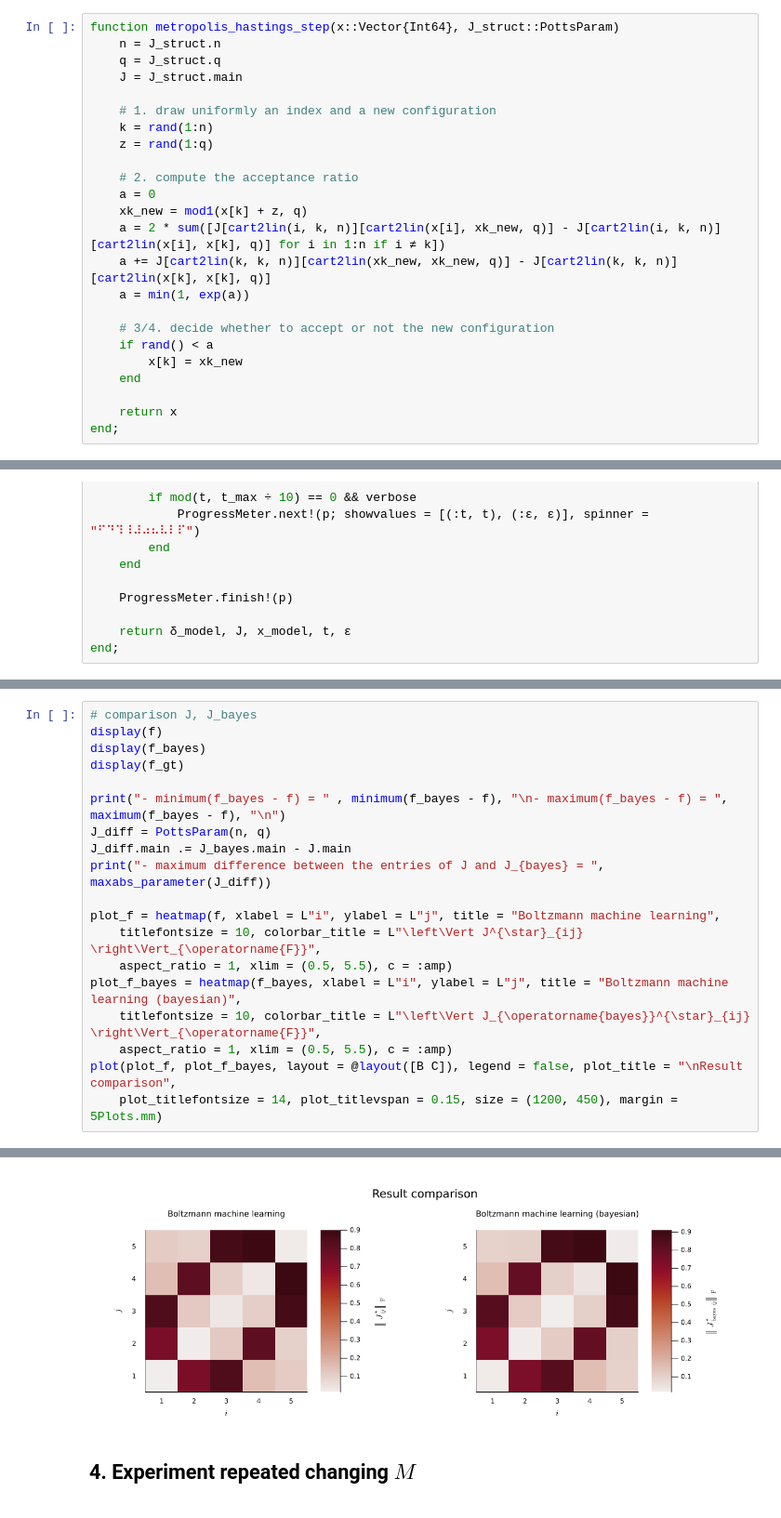
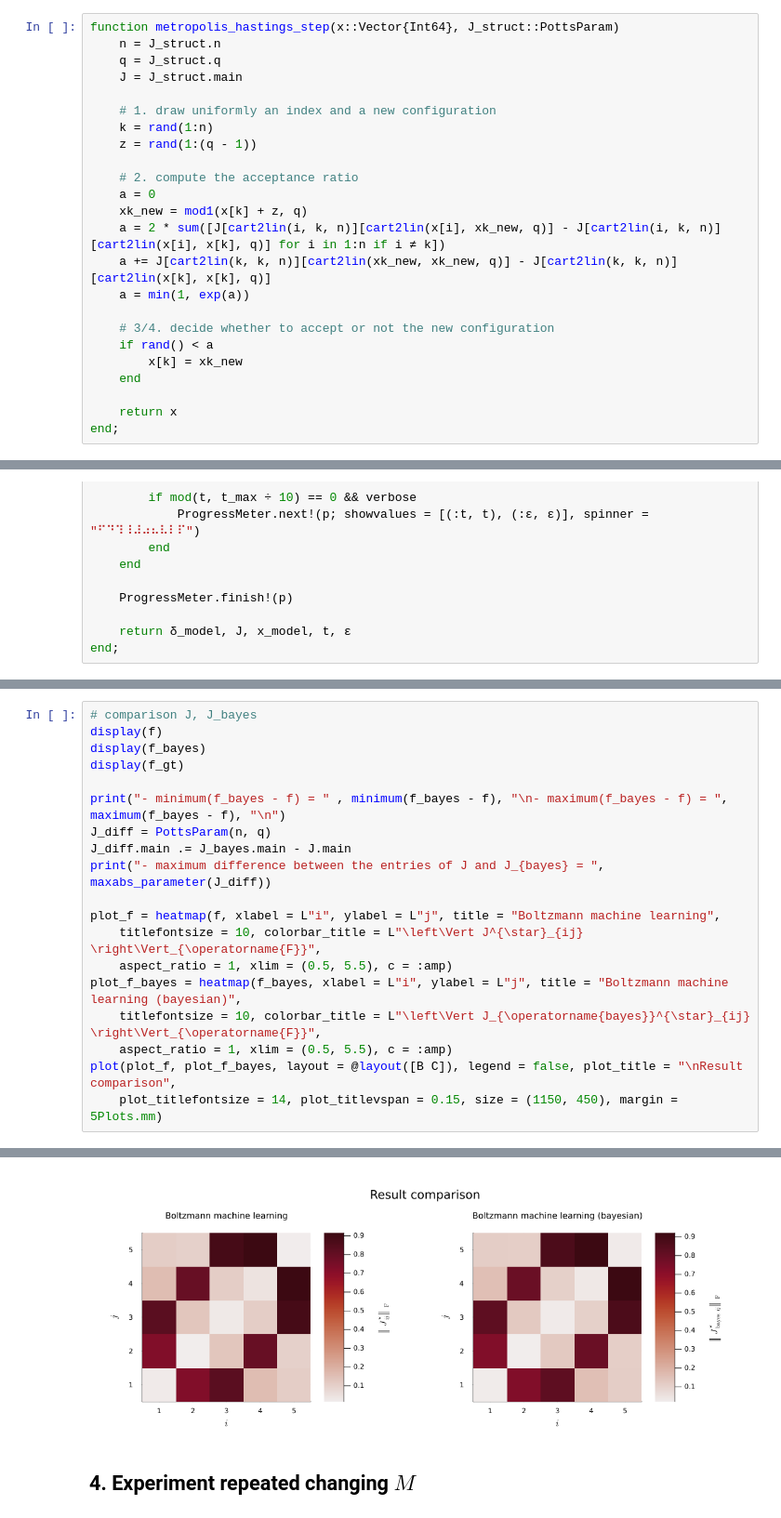
Before and after one commit to caporali/models_and_algorithms_project, a Jupyter notebook: project/main.ipynb, the cells around one changed output, grey strips where cells are left out. Shown at 93% size. Cells and saved outputs as stored; diff of their text form.

```diff
--- a/project/main.ipynb
+++ b/project/main.ipynb
@@ -166,7 +163,7 @@ function metropolis_hastings_step(x::Vector{Int64}, J_struct::PottsParam)
 
 	# 1. draw uniformly an index and a new configuration
 	k = rand(1:n)
-	z = rand(1:q)
+	z = rand(1:(q - 1))
 
 	# 2. compute the acceptance ratio
 	a = 0
@@ -605,6 +600,6 @@ plot_f_bayes = heatmap(f_bayes, xlabel = L"i", ylabel = L"j", title = "Boltzmann
 	titlefontsize = 10, colorbar_title = L"\left\Vert J_{\operatorname{bayes}}^{\star}_{ij} \right\Vert_{\operatorname{F}}",
 	aspect_ratio = 1, xlim = (0.5, 5.5), c = :amp)
 plot(plot_f, plot_f_bayes, layout = @layout([B C]), legend = false, plot_title = "\nResult comparison",
-	plot_titlefontsize = 14, plot_titlevspan = 0.15, size = (1200, 450), margin = 5Plots.mm)
+	plot_titlefontsize = 14, plot_titlevspan = 0.15, size = (1150, 450), margin = 5Plots.mm)
 # %% [output]
 5×5 Matrix{Float64}:
@@ -631,4 +626,4 @@ plot(plot_f, plot_f_bayes, layout = @layout([B C]), legend = false, plot_title =
-[figure, old version]
+[figure, new version]
 # %% [markdown]
 ## 4. Experiment repeated changing $M$
 # %% [markdown]
```
Also changed, not shown: parts of 11 cells of this notebook.
